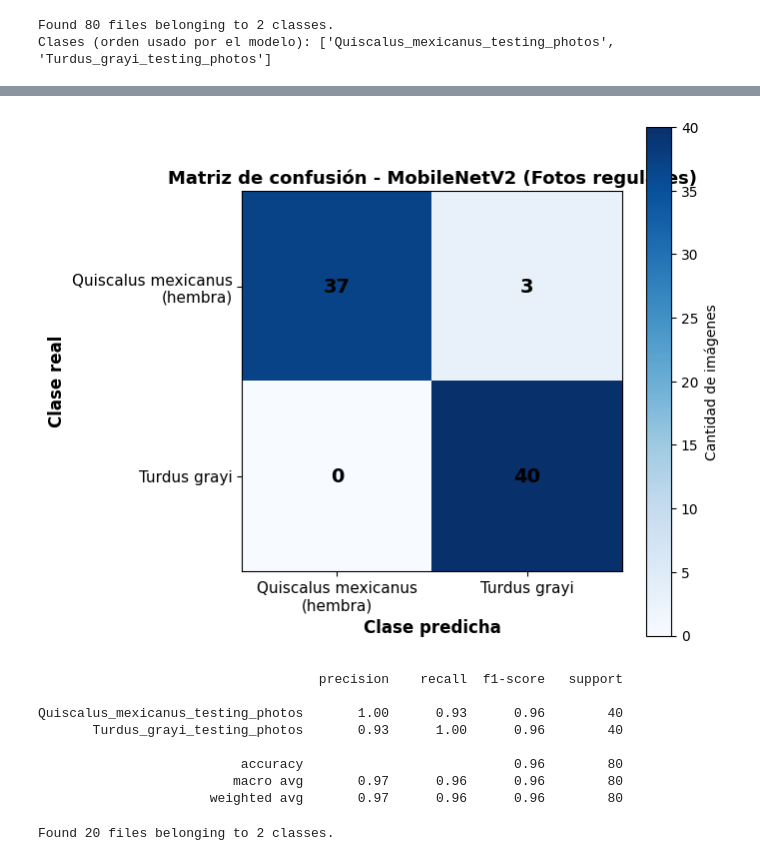
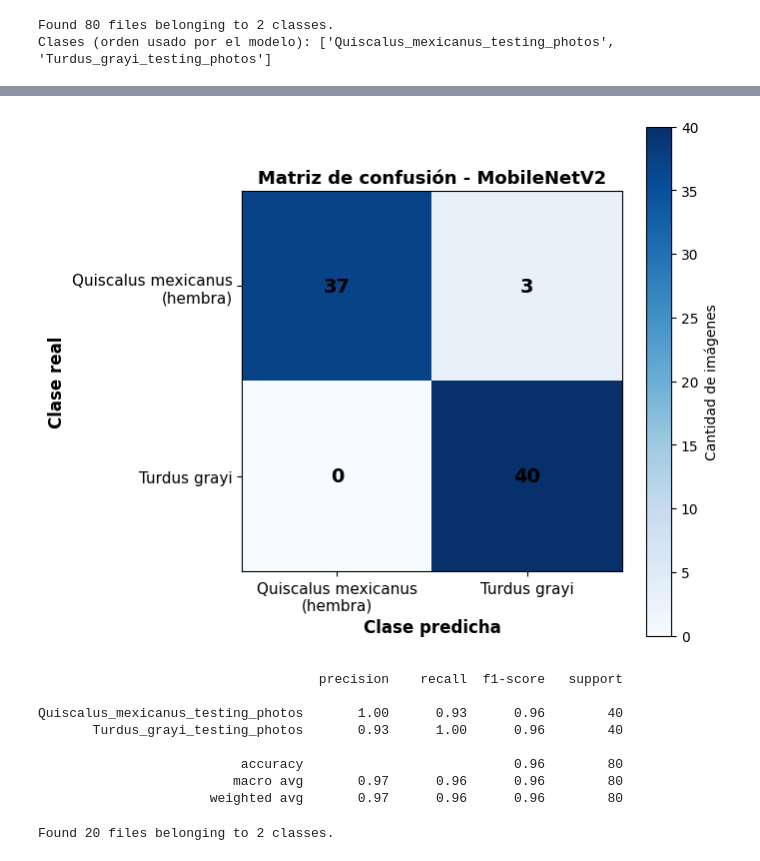
Before and after one commit to MarioRojasV/CNN_Models_Comparison_Bird_Classification, a Jupyter notebook: src/mobilenetv2_model/MobileNetV2_Birds_COMPDES_2026_Testing.ipynb, the cells around one changed output, grey strips where cells are left out. Drawn from its saved outputs; the diff is of its cells as text; code cells hidden in the pictures.

```diff
--- a/src/mobilenetv2_model/MobileNetV2_Birds_COMPDES_2026_Testing.ipynb
+++ b/src/mobilenetv2_model/MobileNetV2_Birds_COMPDES_2026_Testing.ipynb
@@ -132,13 +132,13 @@ Test loss (MobileNetV2, Regular Photos): 0.15018343925476074
 # %%
 cm_regular = graficar_matriz_confusion(
     y_true_regular, y_pred_regular, DISPLAY_LABELS,
-    "Matriz de confusión - MobileNetV2 (Fotos regulares)",
+    "Matriz de confusión - MobileNetV2",
     RESULTS_PATH + "/Matriz_Confusion_MobileNetV2_Regular.png"
 )
 
 print(classification_report(y_true_regular, y_pred_regular, target_names=class_names))
 # %% [output]
-[figure, old version]
+[figure, new version]
                                     precision    recall  f1-score   support
 
 Quiscalus_mexicanus_testing_photos       1.00      0.93      0.96        40
```
Also changed, not shown: parts of 6 cells of this notebook.
